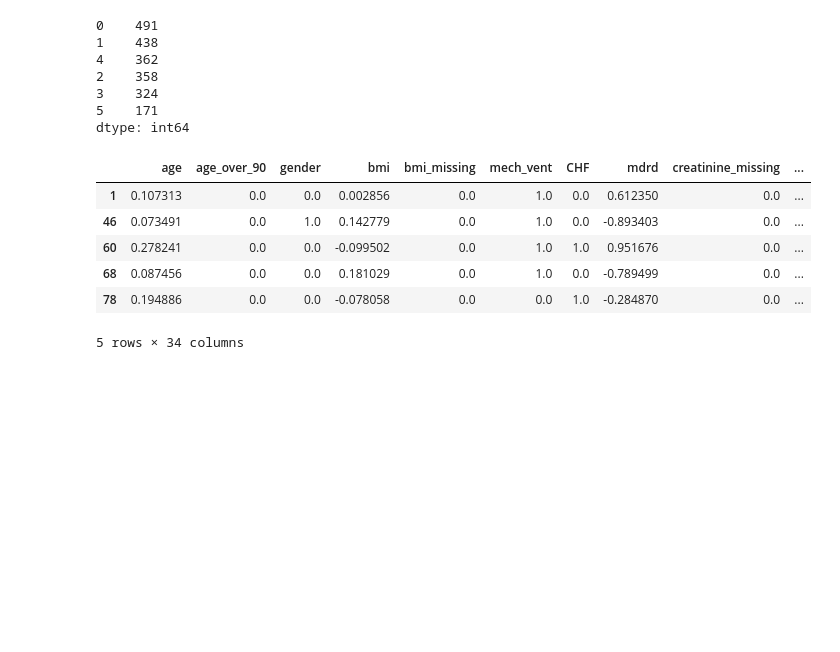
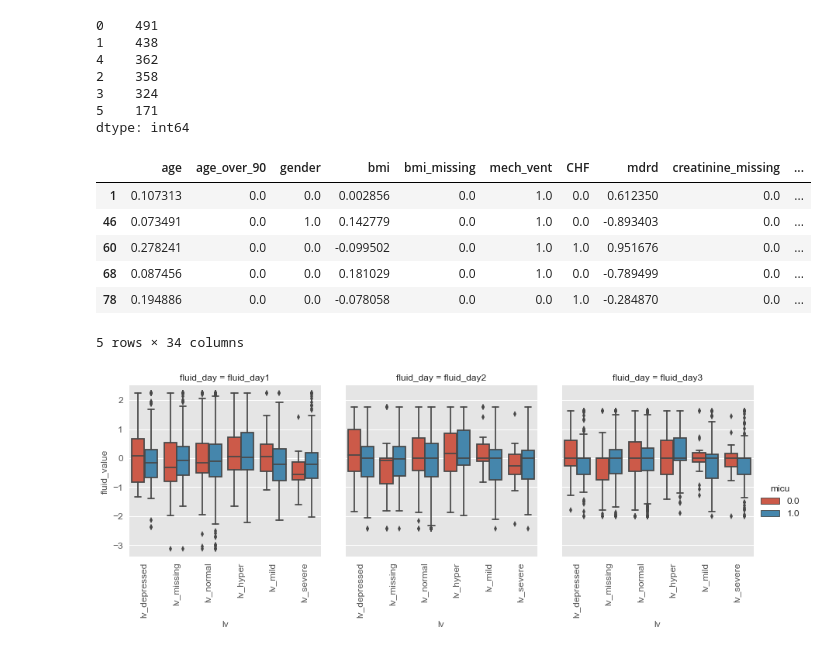
Before and after one commit to yhtgrace/echo, a Jupyter notebook: notebooks/170605_preprocessing.ipynb, the cells around one changed output. Saved outputs shown, nothing was run; the diff lists cells and outputs as text; code cells hidden in the pictures; blank space fills up the shorter version.

Commit message:
Train new models for consistency. Look for effects x micu

```diff
--- a/notebooks/170605_preprocessing.ipynb
+++ b/notebooks/170605_preprocessing.ipynb
@@ -153,7 +153,7 @@ no_echo = np.isnan(ef.ea_key)
 lvsys = ef.ea_lv_systolic
 lv_missing = (((np.isnan(lvsys)) | (lvsys < -2)) & ~no_echo).astype(float)
 lv_hyperdynamic = (lvsys == -1).astype(float)
-lv_normal = ((lvsys == 0) | (lvsys == 1)).astype(float)
+lv_normal = (lvsys == 0).astype(float)
 lv_mild = (lvsys == 1).astype(float)
 lv_depressed = ((lvsys == 2) | (lvsys == -2)).astype(float)
 lv_sev_depressed = (lvsys == 3).astype(float)
@@ -252,3 +252,14 @@ X.head()
 # %%
 import feather
 feather.write_dataframe(X, "../data/170605_preprocessing.feather")
+# %%
+to_plot = X[['fluid_day1', 'fluid_day2', 'fluid_day3']].stack().reset_index(level = 1)
+to_plot.columns = ['fluid_day', 'fluid_value']
+to_plot['lv'] = X[['lv_missing', 'lv_normal', 'lv_hyper', 'lv_mild', 'lv_depressed', 'lv_severe']].idxmax(axis = 1)
+to_plot['micu'] = X['micu']
+
+g = sns.factorplot(kind = 'box', data = to_plot, x = 'lv', y = 'fluid_value', col = 'fluid_day', hue = 'micu')
+for ax in g.axes[0]:
+    ax.set_xticklabels(ax.get_xticklabels(), rotation = 90)
+# %% [output]
+[figure, added]
```
Also changed, not shown: parts of 1 cell of this notebook, 1 other file.
